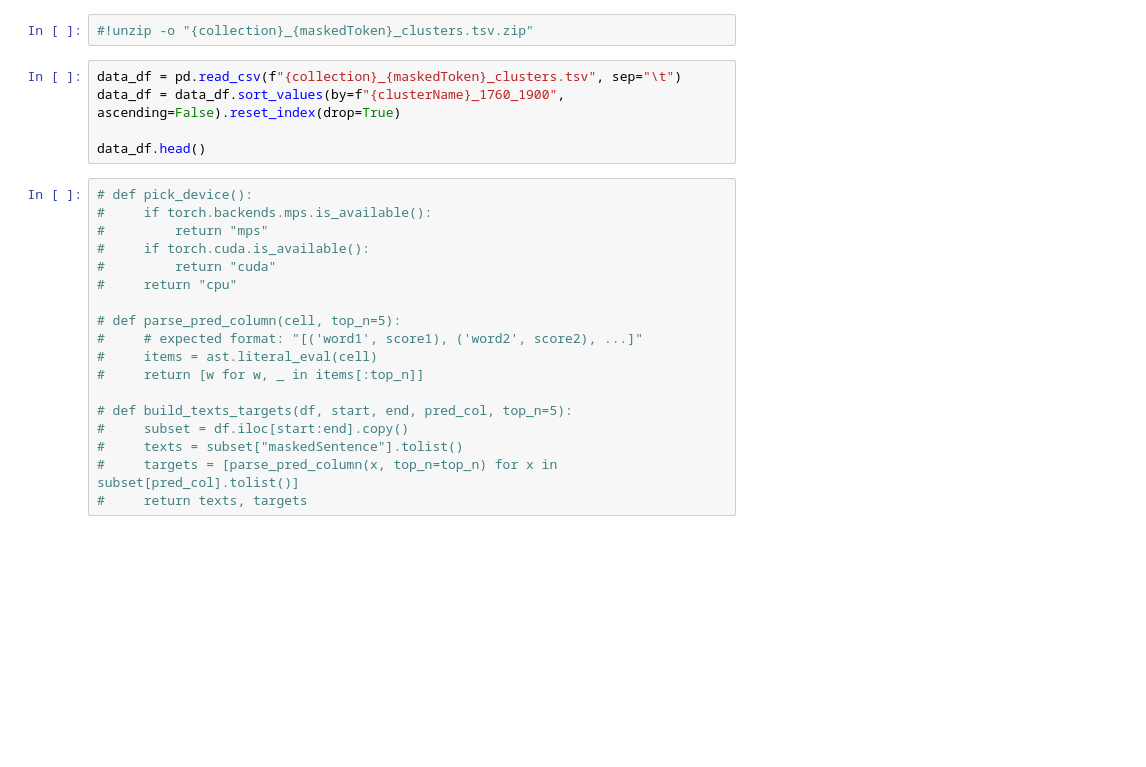
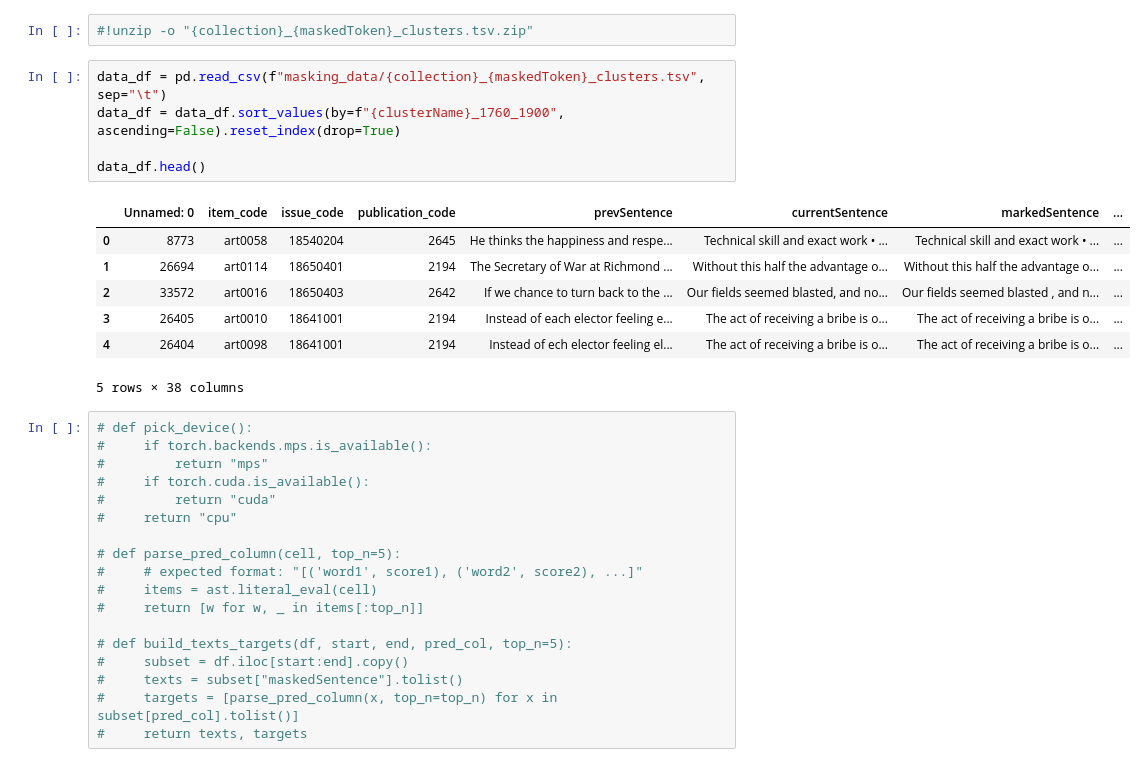
Before and after one commit to Text-Machine/mask-predict, a Jupyter notebook: compute_influence_improved.ipynb, the cells around one changed output. Cells and saved outputs as stored; diff of their text form; blank space fills up the shorter version.

```diff
--- a/compute_influence_improved.ipynb
+++ b/compute_influence_improved.ipynb
@@ -19,10 +23,18 @@ clusterName = 'slave'
 # %%
 #!unzip -o "{collection}_{maskedToken}_clusters.tsv.zip"
 # %%
-data_df = pd.read_csv(f"{collection}_{maskedToken}_clusters.tsv", sep="\t")
+data_df = pd.read_csv(f"masking_data/{collection}_{maskedToken}_clusters.tsv", sep="\t")
 data_df = data_df.sort_values(by=f"{clusterName}_1760_1900", ascending=False).reset_index(drop=True)
 
 data_df.head()
+# %% [output]
+|  | Unnamed: 0 | item_code | issue_code | publication_code | prevSentence | currentSentence | markedSentence | ... |
+| 0 | 8773 | art0058 | 18540204 | 2645 | He thinks the happiness and respe... | Technical skill and exact work • ... | Technical skill and exact work • ... | ... |
+| 1 | 26694 | art0114 | 18650401 | 2194 | The Secretary of War at Richmond ... | Without this half the advantage o... | Without this half the advantage o... | ... |
+| 2 | 33572 | art0016 | 18650403 | 2642 | If we chance to turn back to the ... | Our fields seemed blasted, and no... | Our fields seemed blasted , and n... | ... |
+| 3 | 26405 | art0010 | 18641001 | 2194 | Instead of each elector feeling e... | The act of receiving a bribe is o... | The act of receiving a bribe is o... | ... |
+| 4 | 26404 | art0098 | 18641001 | 2194 | Instead of ech elector feeling el... | The act of receiving a bribe is o... | The act of receiving a bribe is o... | ... |
+5 rows × 38 columns
 # %%
 # def pick_device():
 #     if torch.backends.mps.is_available():
```
Also changed, not shown: parts of 15 cells of this notebook, 2 other files.
